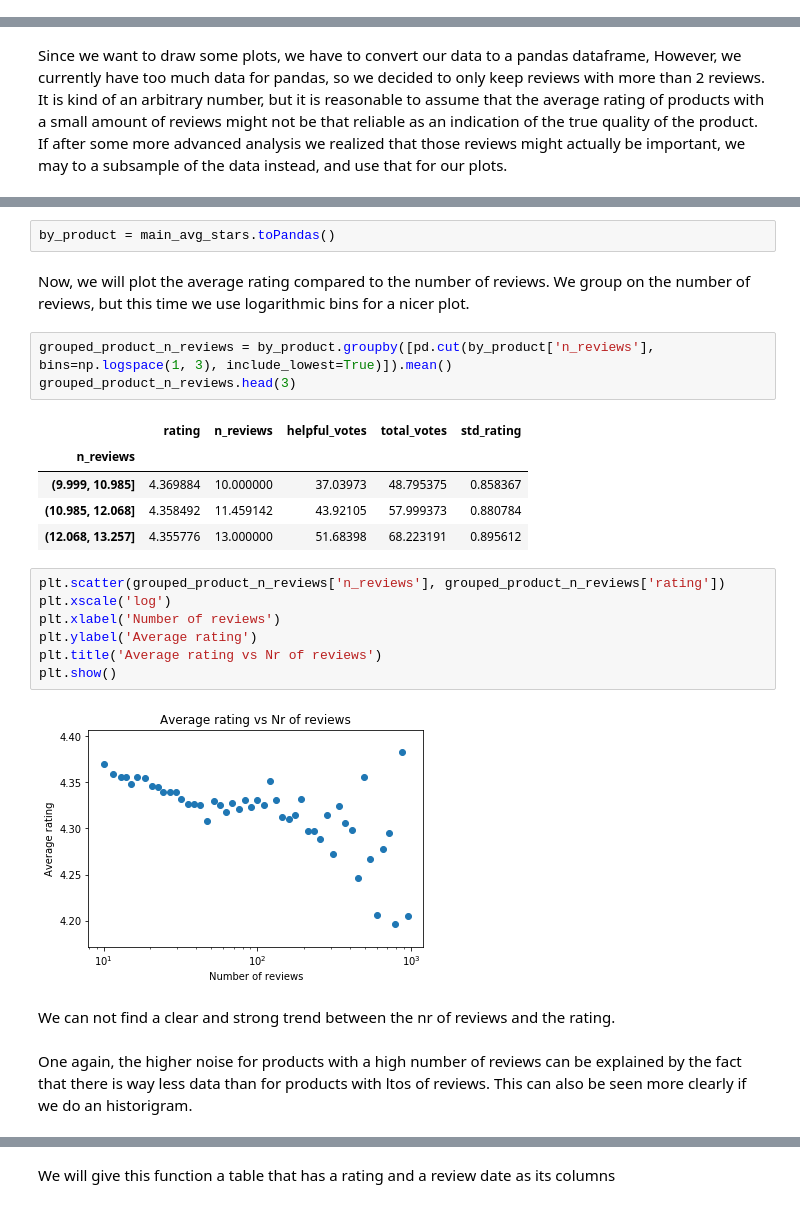
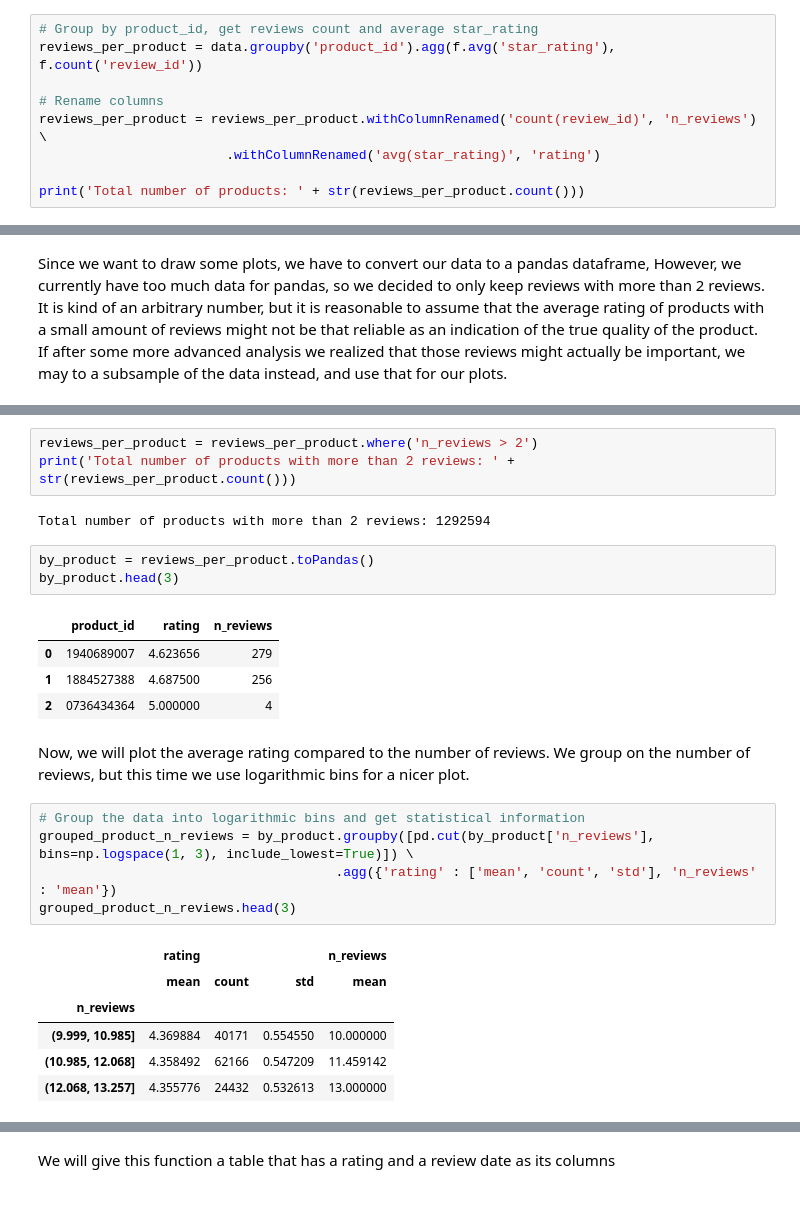
Before and after one commit to Billotais/cs_401_project, a Jupyter notebook: notebook.ipynb, the cells around one changed output, grey strips where cells are left out. Cells and saved outputs as stored; diff of their text form.

```diff
--- a/notebook.ipynb
+++ b/notebook.ipynb
@@ -198,0 +167,9 @@ avg_stars.count()
+# %%
+# Group by product_id, get reviews count and average star_rating
+reviews_per_product = data.groupby('product_id').agg(f.avg('star_rating'), f.count('review_id'))
+
+# Rename columns
+reviews_per_product = reviews_per_product.withColumnRenamed('count(review_id)', 'n_reviews') \
+                        .withColumnRenamed('avg(star_rating)', 'rating')
+
+print('Total number of products: ' + str(reviews_per_product.count()))
@@ -214,26 +180,27 @@ Our data bow looks like this
-# %%
-by_product = main_avg_stars.toPandas()
+# %%
+reviews_per_product = reviews_per_product.where('n_reviews > 2')
+print('Total number of products with more than 2 reviews: ' + str(reviews_per_product.count()))
+# %% [output]
+Total number of products with more than 2 reviews: 1292594
+# %%
+by_product = reviews_per_product.toPandas()
+by_product.head(3)
+# %% [output]
+|  | product_id | rating | n_reviews |
+| 0 | 1940689007 | 4.623656 | 279 |
+| 1 | 1884527388 | 4.687500 | 256 |
+| 2 | 0736434364 | 5.000000 | 4 |
 # %% [markdown]
 Now, we will plot the average rating compared to the number of reviews. We group on the number of reviews, but this time we use logarithmic bins for a nicer plot.
 # %%
-grouped_product_n_reviews = by_product.groupby([pd.cut(by_product['n_reviews'], bins=np.logspace(1, 3), include_lowest=True)]).mean()
+# Group the data into logarithmic bins and get statistical information
+grouped_product_n_reviews = by_product.groupby([pd.cut(by_product['n_reviews'], bins=np.logspace(1, 3), include_lowest=True)]) \
+                                      .agg({'rating' : ['mean', 'count', 'std'], 'n_reviews' : 'mean'})
 grouped_product_n_reviews.head(3)
 # %% [output]
-|  | rating | n_reviews | helpful_votes | total_votes | std_rating |
-| n_reviews |  |  |  |  |  |
-| (9.999, 10.985] | 4.369884 | 10.000000 | 37.03973 | 48.795375 | 0.858367 |
-| (10.985, 12.068] | 4.358492 | 11.459142 | 43.92105 | 57.999373 | 0.880784 |
-| (12.068, 13.257] | 4.355776 | 13.000000 | 51.68398 | 68.223191 | 0.895612 |
+|  | rating |  |  | n_reviews |
+|  | mean | count | std | mean |
+| n_reviews |  |  |  |  |
+| (9.999, 10.985] | 4.369884 | 40171 | 0.554550 | 10.000000 |
+| (10.985, 12.068] | 4.358492 | 62166 | 0.547209 | 11.459142 |
+| (12.068, 13.257] | 4.355776 | 24432 | 0.532613 | 13.000000 |
-# %%
-plt.scatter(grouped_product_n_reviews['n_reviews'], grouped_product_n_reviews['rating'])
-plt.xscale('log')
-plt.xlabel('Number of reviews')
-plt.ylabel('Average rating')
-plt.title('Average rating vs Nr of reviews')
-plt.show()
-# %% [output]
-[figure, removed]
-# %% [markdown]
-We can not find a clear and strong trend between the nr of reviews and the rating.
-# %% [markdown]
-One again, the higher noise for products with a high number of reviews can be explained by the fact that there is way less data than for products with ltos of reviews. This can also be seen more clearly if we do an historigram.
```
Also changed, not shown: parts of 33 cells of this notebook.
